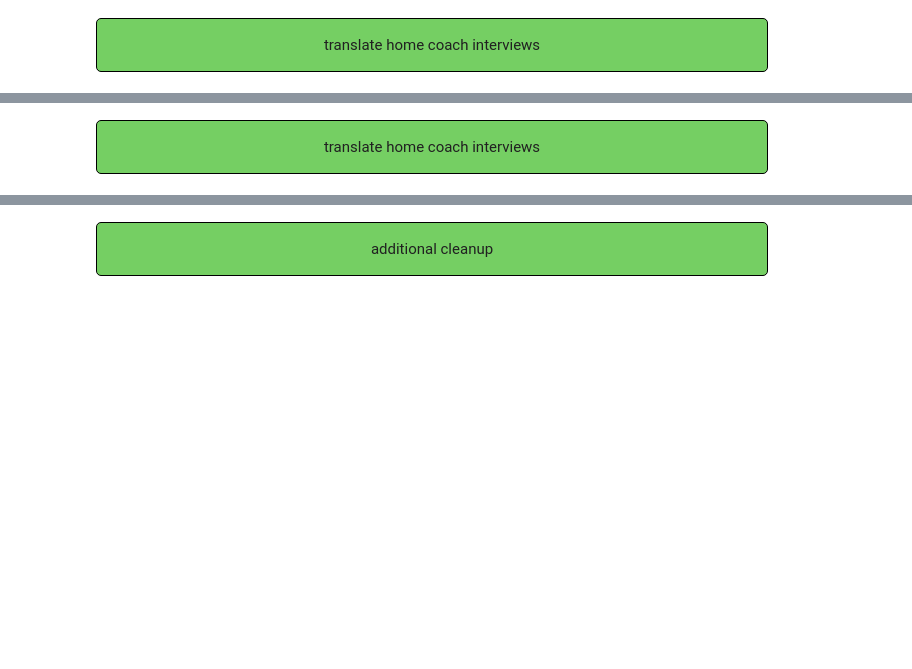
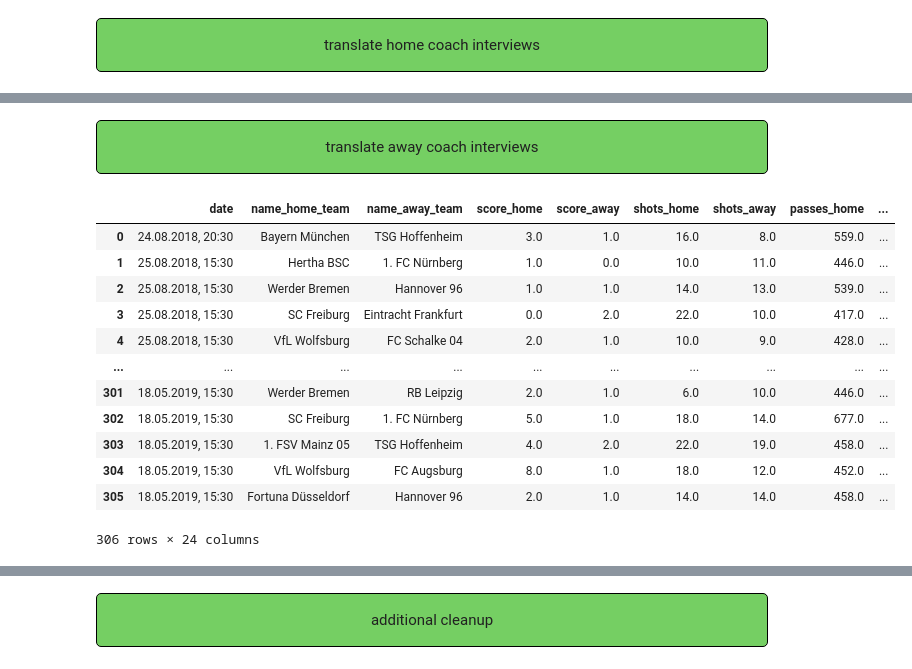
Before and after one commit to rob3rtroessler/post-match-gen-project, a Jupyter notebook: scripts/translator_script.ipynb, the cells around one changed output, grey strips where cells are left out. Saved outputs shown, nothing was run; the diff lists cells and outputs as text; code cells hidden in the pictures; blank space fills up the shorter version.

```diff
--- a/scripts/translator_script.ipynb
+++ b/scripts/translator_script.ipynb
@@ -86,5 +89,20 @@ display(translation_df)
 # %% [markdown]
 <div style='background:#75CF63; padding: 15px; border: thin solid black; border-radius: 5px; text-align: center'>
-translate home coach interviews
+translate away coach interviews
 # %%
 translation_df['interview_away_english'] = translation_df['interview_away'].apply(lambda x: translate_text('en', x))
+display(translation_df)
+# %% [output]
+|  | date | name_home_team | name_away_team | score_home | score_away | shots_home | shots_away | passes_home | ... |
+| 0 | 24.08.2018, 20:30 | Bayern München | TSG Hoffenheim | 3.0 | 1.0 | 16.0 | 8.0 | 559.0 | ... |
+| 1 | 25.08.2018, 15:30 | Hertha BSC | 1. FC Nürnberg | 1.0 | 0.0 | 10.0 | 11.0 | 446.0 | ... |
+| 2 | 25.08.2018, 15:30 | Werder Bremen | Hannover 96 | 1.0 | 1.0 | 14.0 | 13.0 | 539.0 | ... |
+| 3 | 25.08.2018, 15:30 | SC Freiburg | Eintracht Frankfurt | 0.0 | 2.0 | 22.0 | 10.0 | 417.0 | ... |
+| 4 | 25.08.2018, 15:30 | VfL Wolfsburg | FC Schalke 04 | 2.0 | 1.0 | 10.0 | 9.0 | 428.0 | ... |
+| ... | ... | ... | ... | ... | ... | ... | ... | ... | ... |
+| 301 | 18.05.2019, 15:30 | Werder Bremen | RB Leipzig | 2.0 | 1.0 | 6.0 | 10.0 | 446.0 | ... |
+| 302 | 18.05.2019, 15:30 | SC Freiburg | 1. FC Nürnberg | 5.0 | 1.0 | 18.0 | 14.0 | 677.0 | ... |
+| 303 | 18.05.2019, 15:30 | 1. FSV Mainz 05 | TSG Hoffenheim | 4.0 | 2.0 | 22.0 | 19.0 | 458.0 | ... |
+| 304 | 18.05.2019, 15:30 | VfL Wolfsburg | FC Augsburg | 8.0 | 1.0 | 18.0 | 12.0 | 452.0 | ... |
+| 305 | 18.05.2019, 15:30 | Fortuna Düsseldorf | Hannover 96 | 2.0 | 1.0 | 14.0 | 14.0 | 458.0 | ... |
+306 rows × 24 columns
```
Also changed, not shown: parts of 11 cells of this notebook, 1 other file.
